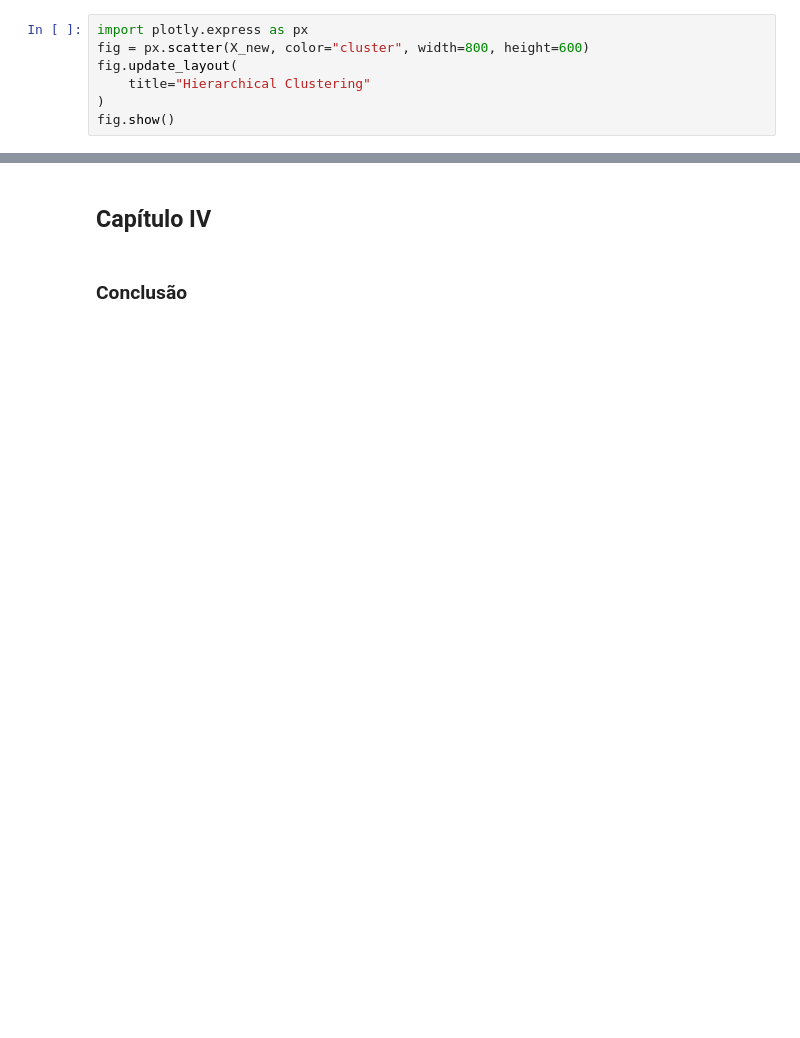
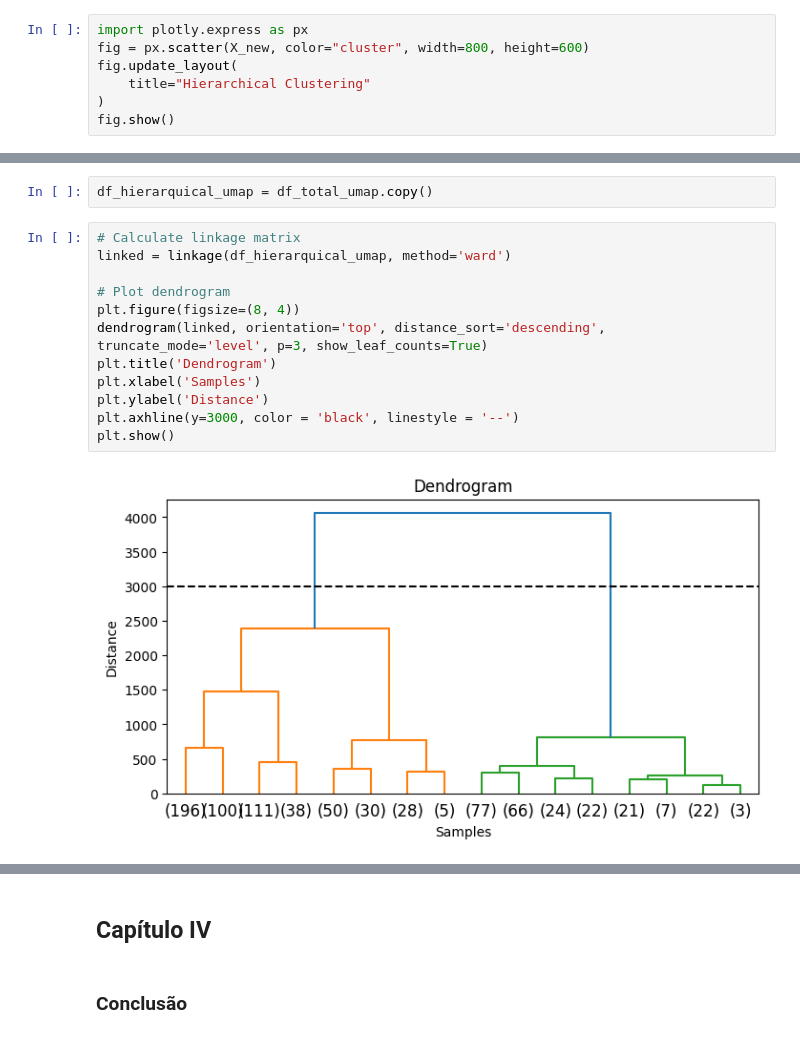
Before and after one commit to RPygramar/Pokemon-Clustering-PT-Edition, a Jupyter notebook: pokemon (1).ipynb, the cells around one changed output, grey strips where cells are left out. Saved outputs shown, nothing was run; the diff lists cells and outputs as text; blank space fills up the shorter version.

```diff
--- a/pokemon (1).ipynb
+++ b/pokemon (1).ipynb
@@ -806,0 +1029,16 @@ fig.show()
+# %%
+df_hierarquical_umap = df_total_umap.copy()
+# %%
+# Calculate linkage matrix
+linked = linkage(df_hierarquical_umap, method='ward')
+
+# Plot dendrogram
+plt.figure(figsize=(8, 4))
+dendrogram(linked, orientation='top', distance_sort='descending', truncate_mode='level', p=3, show_leaf_counts=True)
+plt.title('Dendrogram')
+plt.xlabel('Samples')
+plt.ylabel('Distance')
+plt.axhline(y=3000, color = 'black', linestyle = '--')
+plt.show()
+# %% [output]
+[figure, added]
```
Also changed, not shown: parts of 38 cells of this notebook.
